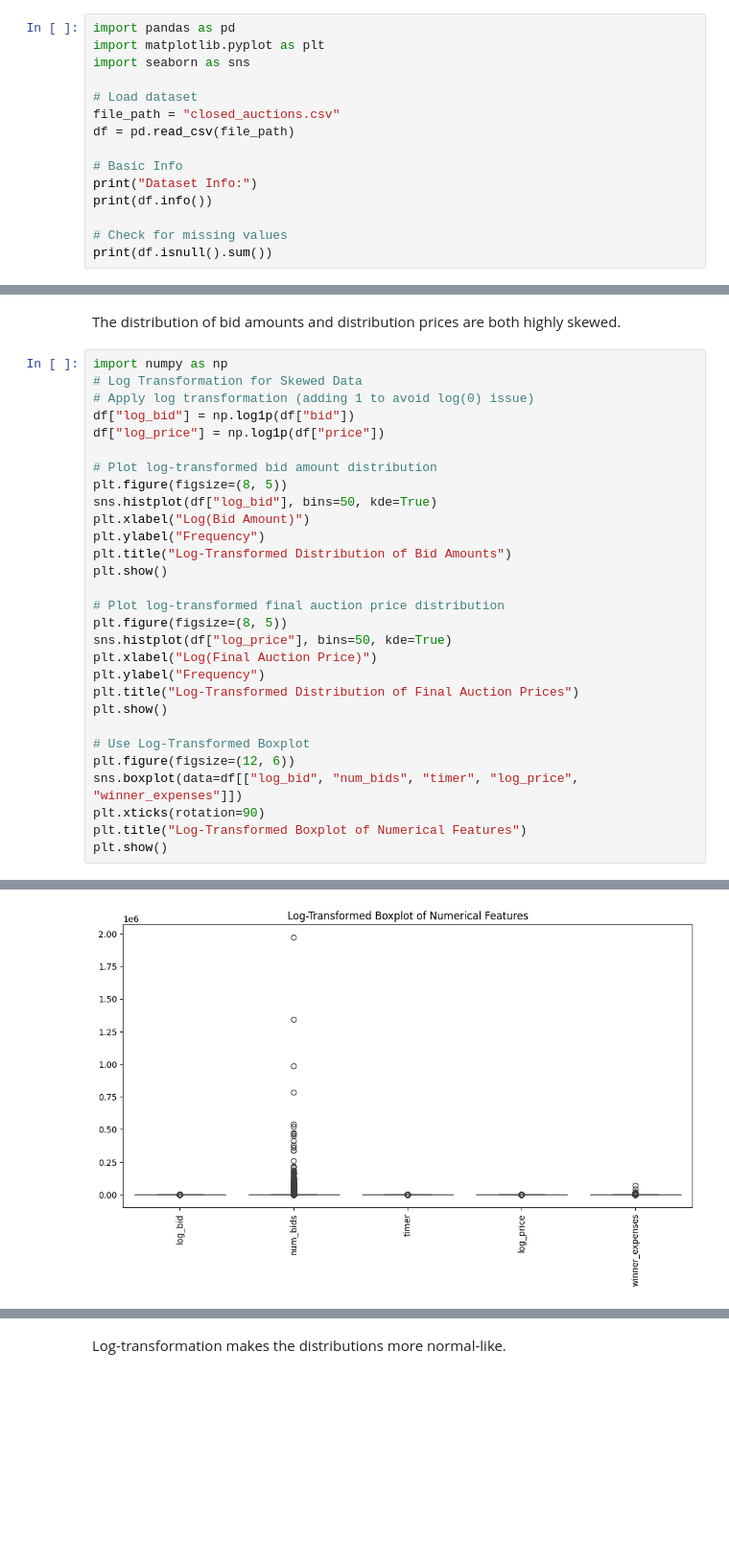
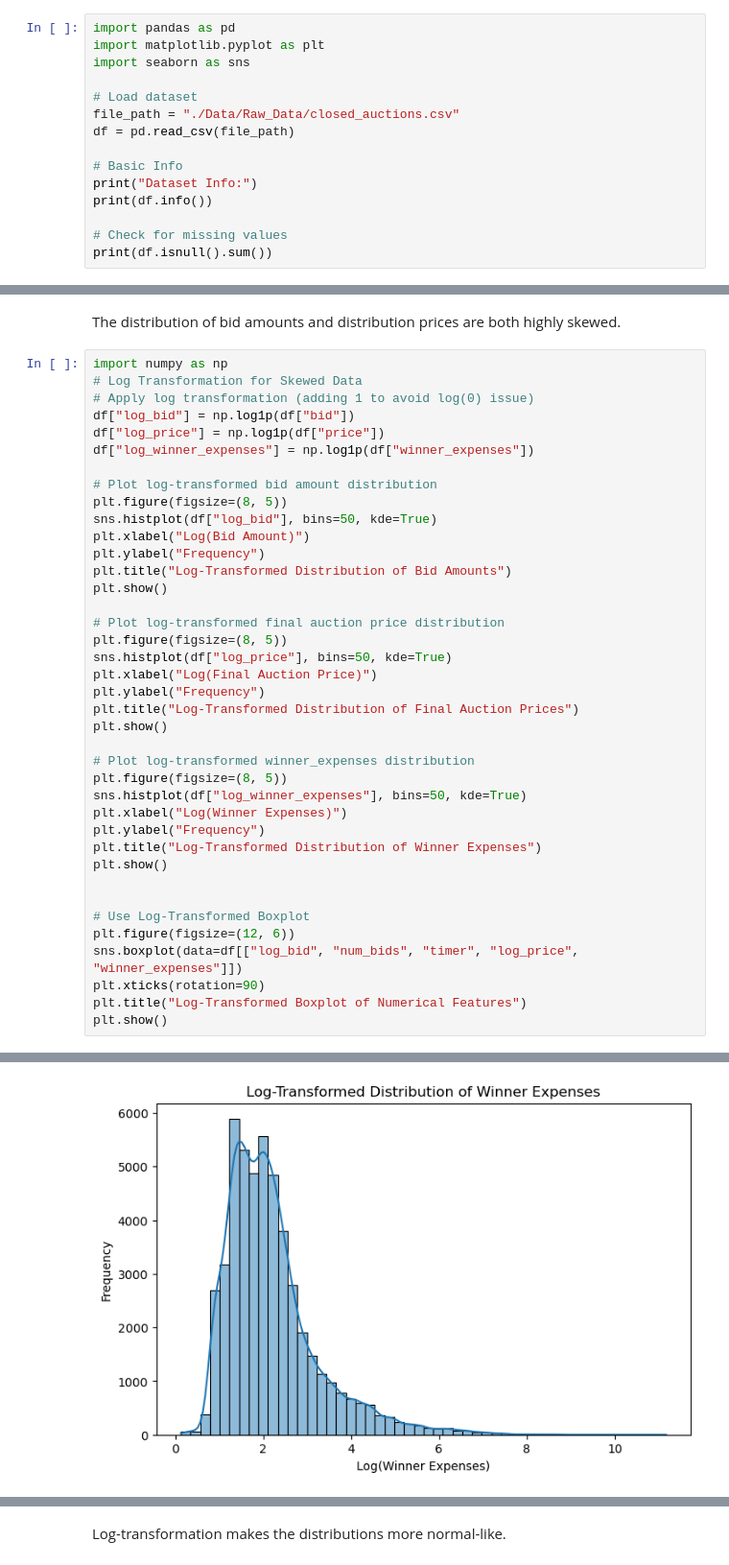
Before and after one commit to hs904/AuctionAI, a Jupyter notebook: EDA.ipynb, the cells around one changed output, grey strips where cells are left out. Shown: that part at 96% size. Cells and saved outputs as stored; diff of their text form; blank space fills up the shorter version.

```diff
--- a/EDA.ipynb
+++ b/EDA.ipynb
@@ -11,7 +11,7 @@ import matplotlib.pyplot as plt
 import seaborn as sns
 
 # Load dataset
-file_path = "closed_auctions.csv"
+file_path = "./Data/Raw_Data/closed_auctions.csv"
 df = pd.read_csv(file_path)
 
 # Basic Info
@@ -149,6 +159,7 @@ import numpy as np
 # Apply log transformation (adding 1 to avoid log(0) issue)
 df["log_bid"] = np.log1p(df["bid"])
 df["log_price"] = np.log1p(df["price"])
+df["log_winner_expenses"] = np.log1p(df["winner_expenses"])
 
 # Plot log-transformed bid amount distribution
 plt.figure(figsize=(8, 5))
@@ -166,6 +177,15 @@ plt.ylabel("Frequency")
 plt.title("Log-Transformed Distribution of Final Auction Prices")
 plt.show()
 
+# Plot log-transformed winner_expenses distribution
+plt.figure(figsize=(8, 5))
+sns.histplot(df["log_winner_expenses"], bins=50, kde=True)
+plt.xlabel("Log(Winner Expenses)")
+plt.ylabel("Frequency")
+plt.title("Log-Transformed Distribution of Winner Expenses")
+plt.show()
+
+
 # Use Log-Transformed Boxplot
 plt.figure(figsize=(12, 6))
 sns.boxplot(data=df[["log_bid", "num_bids", "timer", "log_price", "winner_expenses"]])
@@ -178 +198 @@ plt.show()
-[figure, old version]
+[figure, new version]
```
Also changed, not shown: parts of 3 cells of this notebook.
